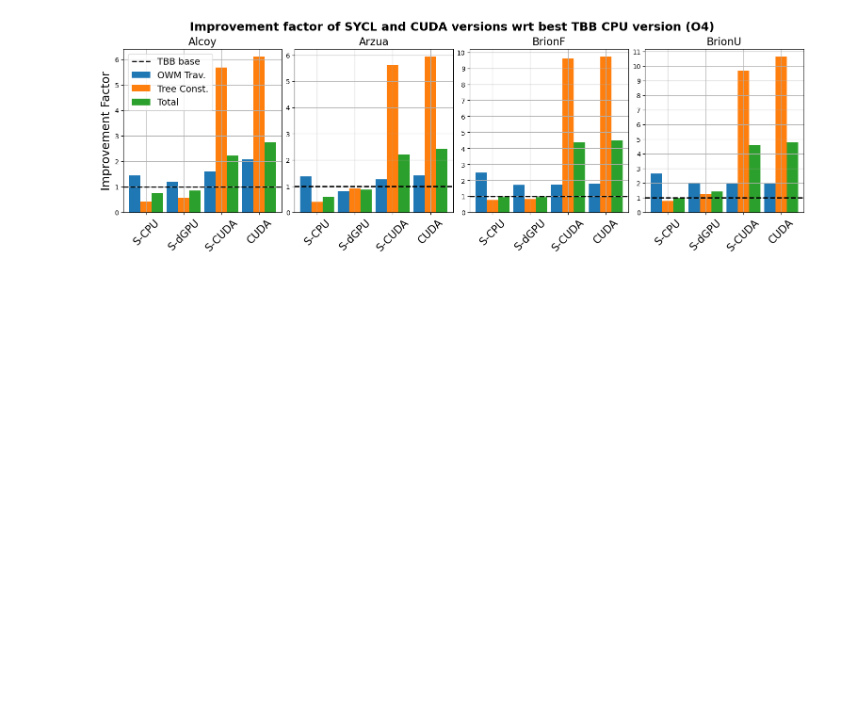
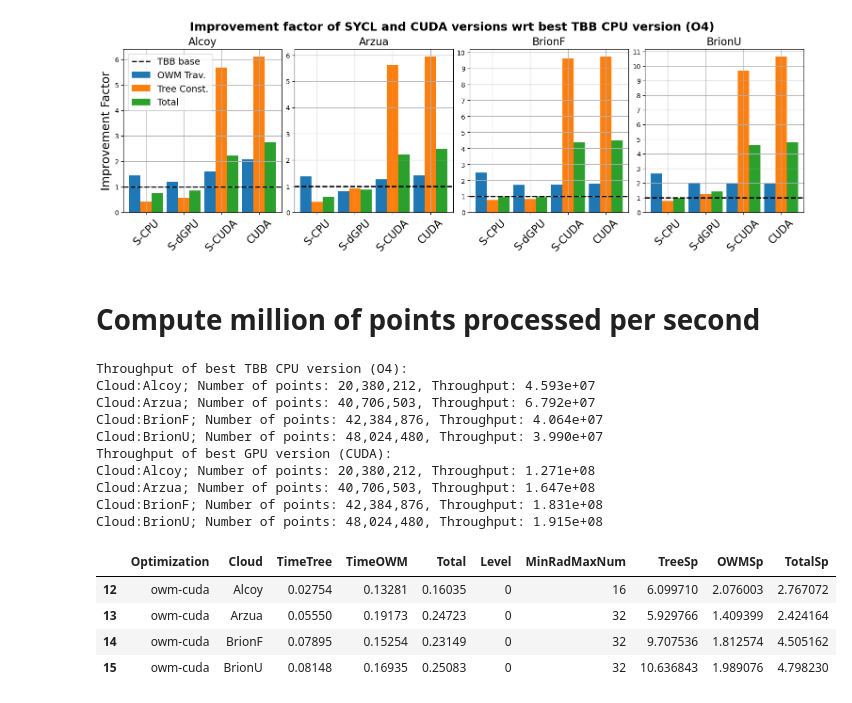
Before and after one commit to PPMC-DAC/FastOWM, a Jupyter notebook: Results/process_all_optimSYCL-CUDA.ipynb, the cells around one changed output. Cells and saved outputs as stored; diff of their text form; code cells hidden in the pictures; blank space fills up the shorter version.

Commit message:
Computing number of points processed per second

```diff
--- a/Results/process_all_optimSYCL-CUDA.ipynb
+++ b/Results/process_all_optimSYCL-CUDA.ipynb
@@ -369,3 +369,31 @@ def plot_allspbar(df,xlab):
 plot_allspbar(dfm,['S-CPU','S-dGPU','S-CUDA','CUDA'])
 # %% [output]
 [figure]
+# %% [markdown]
+# Compute million of points processed per second
+# %%
+NumberOfPoints=[20380212,40706503,42384876,48024480]
+print('Throughput of best TBB CPU version (O4):')
+for i in range(4):
+    print('Cloud:{}; Number of points: {:,}, Throughput: {:.3e}'.format(df['Cloud'][i+4], NumberOfPoints[i],NumberOfPoints[i]/df['Total'][i+4]))
+
+print('Throughput of best GPU version (CUDA):')
+for i in range(4):
+    print('Cloud:{}; Number of points: {:,}, Throughput: {:.3e}'.format(dfm['Cloud'][i+12], NumberOfPoints[i],NumberOfPoints[i]/dfm['Total'][i+12]))
+dfm[:][12:16]
+# %% [output]
+Throughput of best TBB CPU version (O4):
+Cloud:Alcoy; Number of points: 20,380,212, Throughput: 4.593e+07
+Cloud:Arzua; Number of points: 40,706,503, Throughput: 6.792e+07
+Cloud:BrionF; Number of points: 42,384,876, Throughput: 4.064e+07
+Cloud:BrionU; Number of points: 48,024,480, Throughput: 3.990e+07
+Throughput of best GPU version (CUDA):
+Cloud:Alcoy; Number of points: 20,380,212, Throughput: 1.271e+08
+Cloud:Arzua; Number of points: 40,706,503, Throughput: 1.647e+08
+Cloud:BrionF; Number of points: 42,384,876, Throughput: 1.831e+08
+Cloud:BrionU; Number of points: 48,024,480, Throughput: 1.915e+08
+|  | Optimization | Cloud | TimeTree | TimeOWM | Total | Level | MinRadMaxNum | TreeSp | OWMSp | TotalSp |
+| 12 | owm-cuda | Alcoy | 0.02754 | 0.13281 | 0.16035 | 0 | 16 | 6.099710 | 2.076003 | 2.767072 |
+| 13 | owm-cuda | Arzua | 0.05550 | 0.19173 | 0.24723 | 0 | 32 | 5.929766 | 1.409399 | 2.424164 |
+| 14 | owm-cuda | BrionF | 0.07895 | 0.15254 | 0.23149 | 0 | 32 | 9.707536 | 1.812574 | 4.505162 |
+| 15 | owm-cuda | BrionU | 0.08148 | 0.16935 | 0.25083 | 0 | 32 | 10.636843 | 1.989076 | 4.798230 |
```
